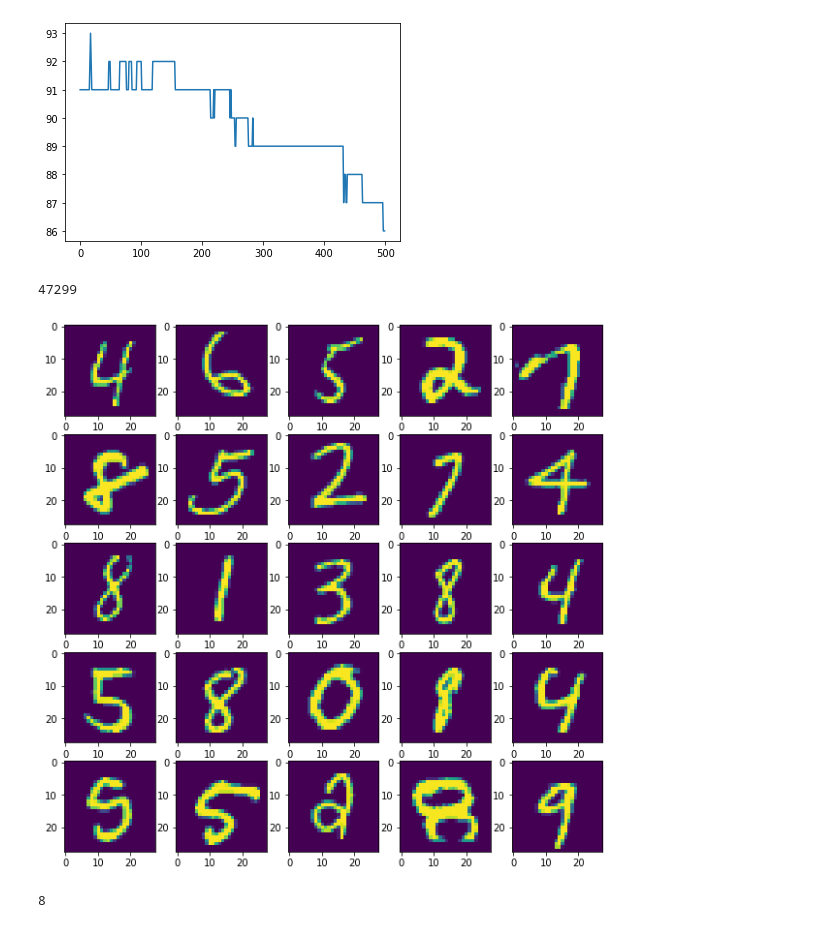
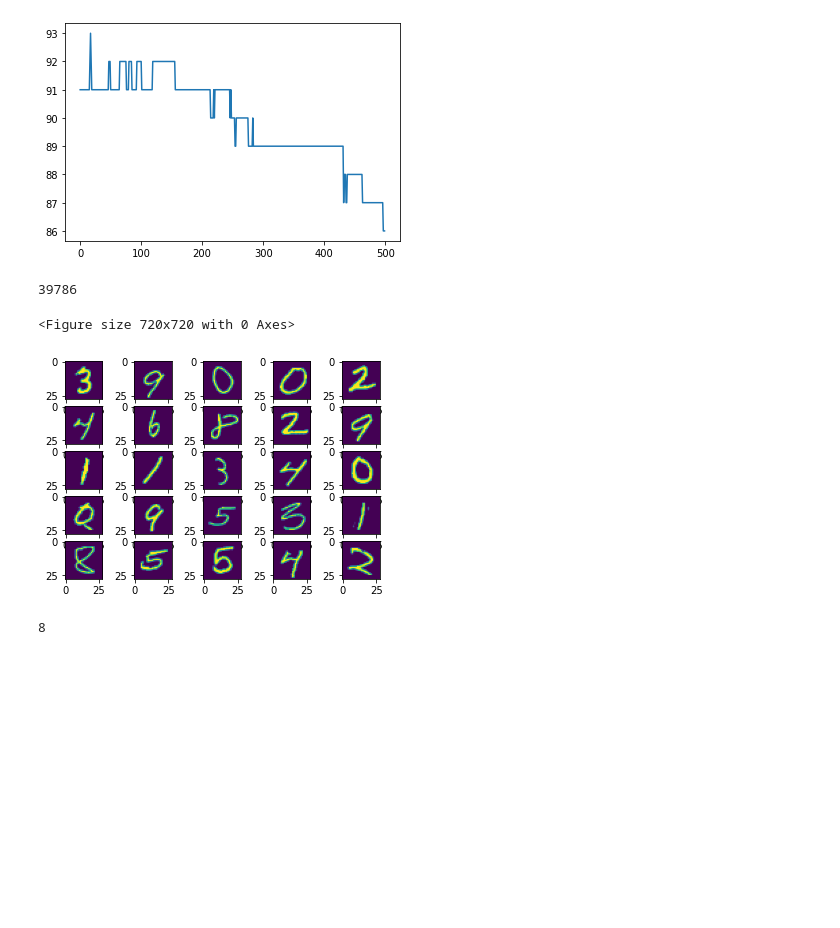
Before and after one commit to datascience-mobi/2021-topic-04-team-02, a Jupyter notebook: Data exploration.ipynb, the cells around one changed output. Drawn from its saved outputs; the diff is of its cells as text; code cells hidden in the pictures; blank space fills up the shorter version.

```diff
--- a/Data exploration.ipynb
+++ b/Data exploration.ipynb
@@ -172,16 +172,20 @@ trainvalues = X[:,1:]
 # %%
 fig = plt.figure(figsize=(10,10))
 a = np.random.randint(0,59975)
 b = a +25
+fig = plt.figure()
 for i in range (a,b):
     mat_data = trainvalues[i,:].reshape(28,28)
     fig.add_subplot(5, 5, i-a+1)
     plt.imshow(mat_data)
 print(a)
 plt.show()
+
+fig.savefig('test.jpg')
 # %% [output]
-47299
+39786
+<Figure size 720x720 with 0 Axes>
-[figure, old version]
+[figure, new version]
 # %%
 trainlabels[47317]
 # %% [output]
```
Also changed, not shown: 3 other files.
